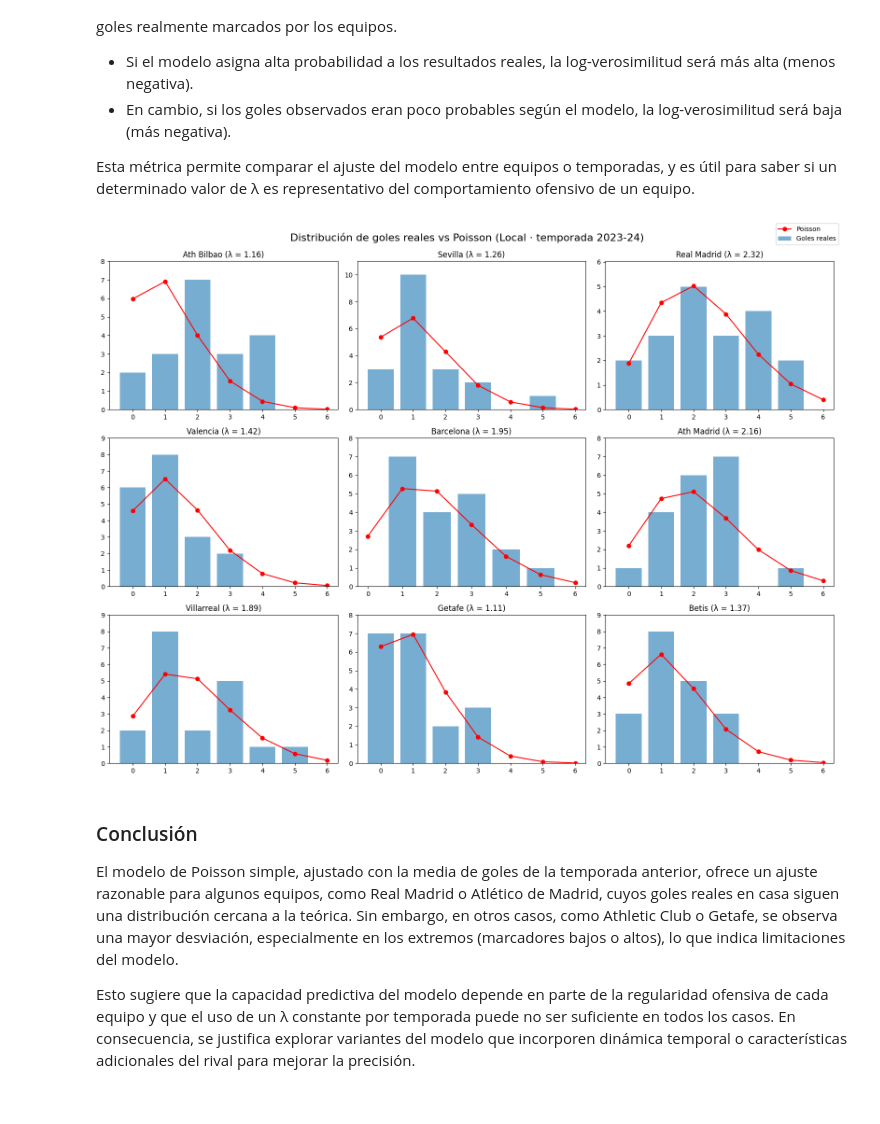
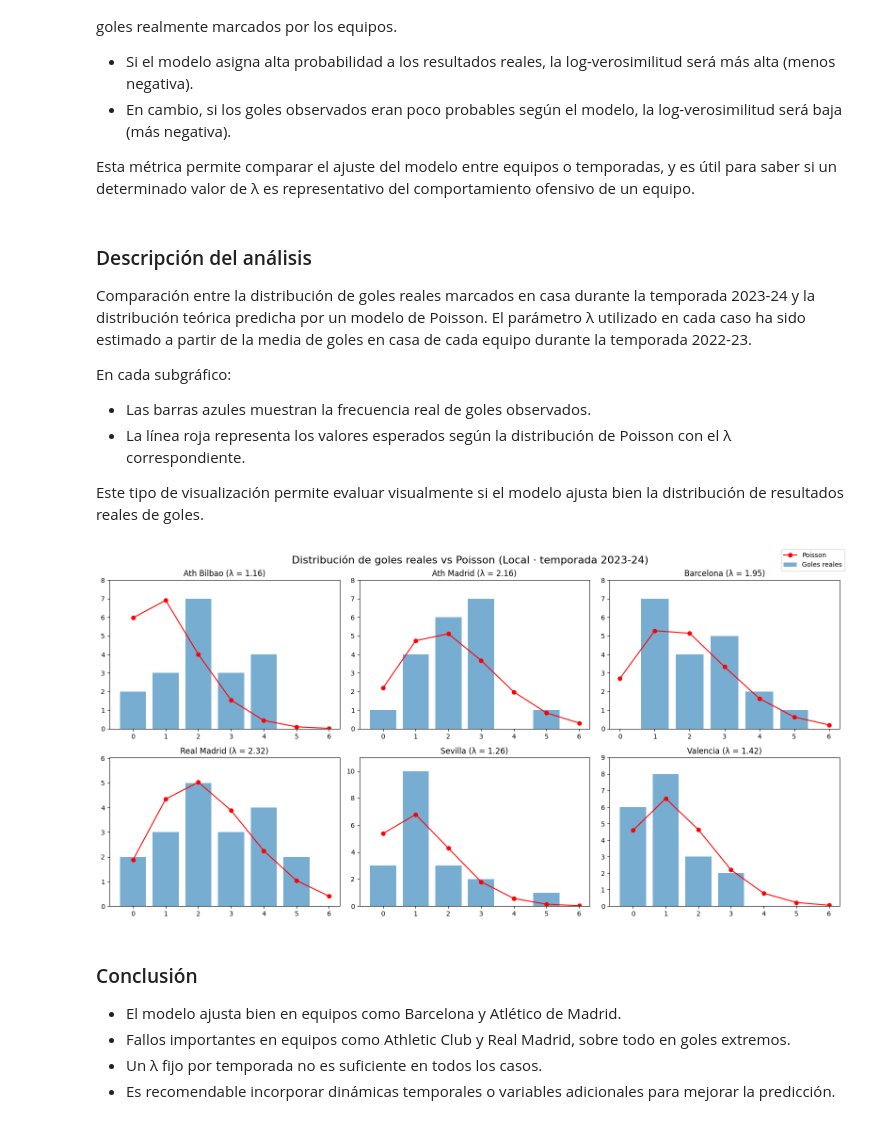
Before and after one commit to anaigs/tfg_maco_github, a Jupyter notebook: code/modelos/modelado_goles_simple.ipynb, the cells around one changed output. Saved outputs shown, nothing was run; the diff lists cells and outputs as text; code cells hidden in the pictures.

Commit message:
modelado de goles con ventana

```diff
--- a/code/modelos/modelado_goles_simple.ipynb
+++ b/code/modelos/modelado_goles_simple.ipynb
@@ -185,45 +214,26 @@ El gráfico compara estos valores para cada equipo. Un valor más cercano a cero
 # %%
-import pandas as pd
-import numpy as np
-from scipy.stats import poisson
-import matplotlib.pyplot as plt
-from numpy import log
-
-# Paso 1: equipos más frecuentes (como local + visitante)
-equipos_frecuentes = (
-    pd.concat([df['HomeTeam'], df['AwayTeam']])
-    .value_counts()
-    .head(10)
-    .index.tolist()
-)
+equipos_frecuentes = ['Ath Bilbao', 'Ath Madrid', 'Barcelona', 'Real Madrid', 'Sevilla', 'Valencia']
 
 # Diccionarios para almacenar resultados
 loglik_home = {}
 loglik_away = {}
 
-# Paso 2: calcular para cada equipo
 for equipo in equipos_frecuentes:
-    # Filtrar partidos por temporada
     home_22_23 = df[(df['Season'] == '2022-23') & (df['HomeTeam'] == equipo)]
     home_23_24 = df[(df['Season'] == '2023-24') & (df['HomeTeam'] == equipo)]
-
     away_22_23 = df[(df['Season'] == '2022-23') & (df['AwayTeam'] == equipo)]
     away_23_24 = df[(df['Season'] == '2023-24') & (df['AwayTeam'] == equipo)]
 
-    # Evitar errores si no hay datos suficientes
     if len(home_22_23) == 0 or len(home_23_24) == 0 or len(away_22_23) == 0 or len(away_23_24) == 0:
         continue
 
-    # λ estimado
     lambda_home = home_22_23['FTHG'].mean()
     lambda_away = away_22_23['FTAG'].mean()
 
-    # Log-verosimilitud home
     home_23_24 = home_23_24.copy()
     home_23_24['PoissonProb'] = poisson.pmf(home_23_24['FTHG'], mu=lambda_home)
     loglik_home[equipo] = home_23_24['PoissonProb'].apply(lambda p: log(p) if p > 0 else 0).mean()
 
-    # Log-verosimilitud away
     away_23_24 = away_23_24.copy()
     away_23_24['PoissonProb'] = poisson.pmf(away_23_24['FTAG'], mu=lambda_away)
     loglik_away[equipo] = away_23_24['PoissonProb'].apply(lambda p: log(p) if p > 0 else 0).mean()
@@ -266,59 +277,62 @@ La log-verosimilitud mide qué tan bien se ajusta un modelo probabilístico a lo
 - En cambio, si los goles observados eran poco probables según el modelo, la log-verosimilitud será baja (más negativa).
 
 Esta métrica permite comparar el ajuste del modelo entre equipos o temporadas, y es útil para saber si un determinado valor de λ es representativo del comportamiento ofensivo de un equipo.
+# %% [markdown]
+### Descripción del análisis
+
+Comparación entre la distribución de goles reales marcados en casa durante la temporada 2023-24 y la distribución teórica predicha por un modelo de Poisson. El parámetro λ utilizado en cada caso ha sido estimado a partir de la media de goles en casa de cada equipo durante la temporada 2022-23.
+
+En cada subgráfico:
+- Las barras azules muestran la frecuencia real de goles observados.
+- La línea roja representa los valores esperados según la distribución de Poisson con el λ correspondiente.
+
+Este tipo de visualización permite evaluar visualmente si el modelo ajusta bien la distribución de resultados reales de goles.
 # %%
-import matplotlib.pyplot as plt
-from scipy.stats import poisson
-
-# Parámetro: 'local' o 'visitante'
 modo = 'local'
-
-fig, axes = plt.subplots(3, 3, figsize=(16, 12))
+fig, axes = plt.subplots(2, 3, figsize=(16, 8))
 axes = axes.flatten()
 
 contador = 0
 for equipo in equipos_frecuentes:
-    if contador >= 9:
+    if contador >= 6:
         break
 
     if modo == 'local':
         df_22 = df[(df['HomeTeam'] == equipo) & (df['Season'] == '2022-23')]
         df_23 = df[(df['HomeTeam'] == equipo) & (df['Season'] == '2023-24')]
         col_goles = 'FTHG'
     else:
-        df_22 = df[(df['AwayTeam'] == equipo) & (df['Season'] == '2023-24')]
-        df_23 = df[(df['AwayTeam'] == equipo) & (df['Season'] == '2022-23')]
+        df_22 = df[(df['AwayTeam'] == equipo) & (df['Season'] == '2022-23')]
+        df_23 = df[(df['AwayTeam'] == equipo) & (df['Season'] == '2023-24')]
         col_goles = 'FTAG'
 
     if len(df_22) == 0 or len(df_23) == 0:
         continue
 
     lambda_hat = df_22[col_goles].mean()
     goles_reales = df_23[col_goles].value_counts().sort_index()
     x = range(0, 7)
     poisson_pred = poisson.pmf(x, mu=lambda_hat) * len(df_23)
 
     ax = axes[contador]
     ax.bar(goles_reales.index, goles_reales.values, alpha=0.6, label='Goles reales')
     ax.plot(x, poisson_pred, marker='o', color='red', label='Poisson')
     ax.set_title(f"{equipo} (λ = {lambda_hat:.2f})")
     ax.set_xticks(x)
     ax.set_ylim(0, max(max(goles_reales.values, default=0), max(poisson_pred)) + 1)
     contador += 1
 
-
-# Añadir leyenda global
 handles, labels = axes[0].get_legend_handles_labels()
 fig.legend(handles, labels, loc='upper right', fontsize=10)
-
 plt.tight_layout(rect=[0, 0, 1, 0.96])
 plt.suptitle(f"Distribución de goles reales vs Poisson ({modo.title()} · temporada 2023-24)", fontsize=16)
 plt.show()
 # %% [output]
-[figure, old version]
+[figure, new version]
 # %% [markdown]
 ### Conclusión
 
-El modelo de Poisson simple, ajustado con la media de goles de la temporada anterior, ofrece un ajuste razonable para algunos equipos, como Real Madrid o Atlético de Madrid, cuyos goles reales en casa siguen una distribución cercana a la teórica. Sin embargo, en otros casos, como Athletic Club o Getafe, se observa una mayor desviación, especialmente en los extremos (marcadores bajos o altos), lo que indica limitaciones del modelo.
-
-Esto sugiere que la capacidad predictiva del modelo depende en parte de la regularidad ofensiva de cada equipo y que el uso de un λ constante por temporada puede no ser suficiente en todos los casos. En consecuencia, se justifica explorar variantes del modelo que incorporen dinámica temporal o características adicionales del rival para mejorar la precisión.
+- El modelo ajusta bien en equipos como Barcelona y Atlético de Madrid.
+- Fallos importantes en equipos como Athletic Club y Real Madrid, sobre todo en goles extremos.
+- Un λ fijo por temporada no es suficiente en todos los casos.
+- Es recomendable incorporar dinámicas temporales o variables adicionales para mejorar la predicción.
```
Also changed, not shown: parts of 7 cells of this notebook.
